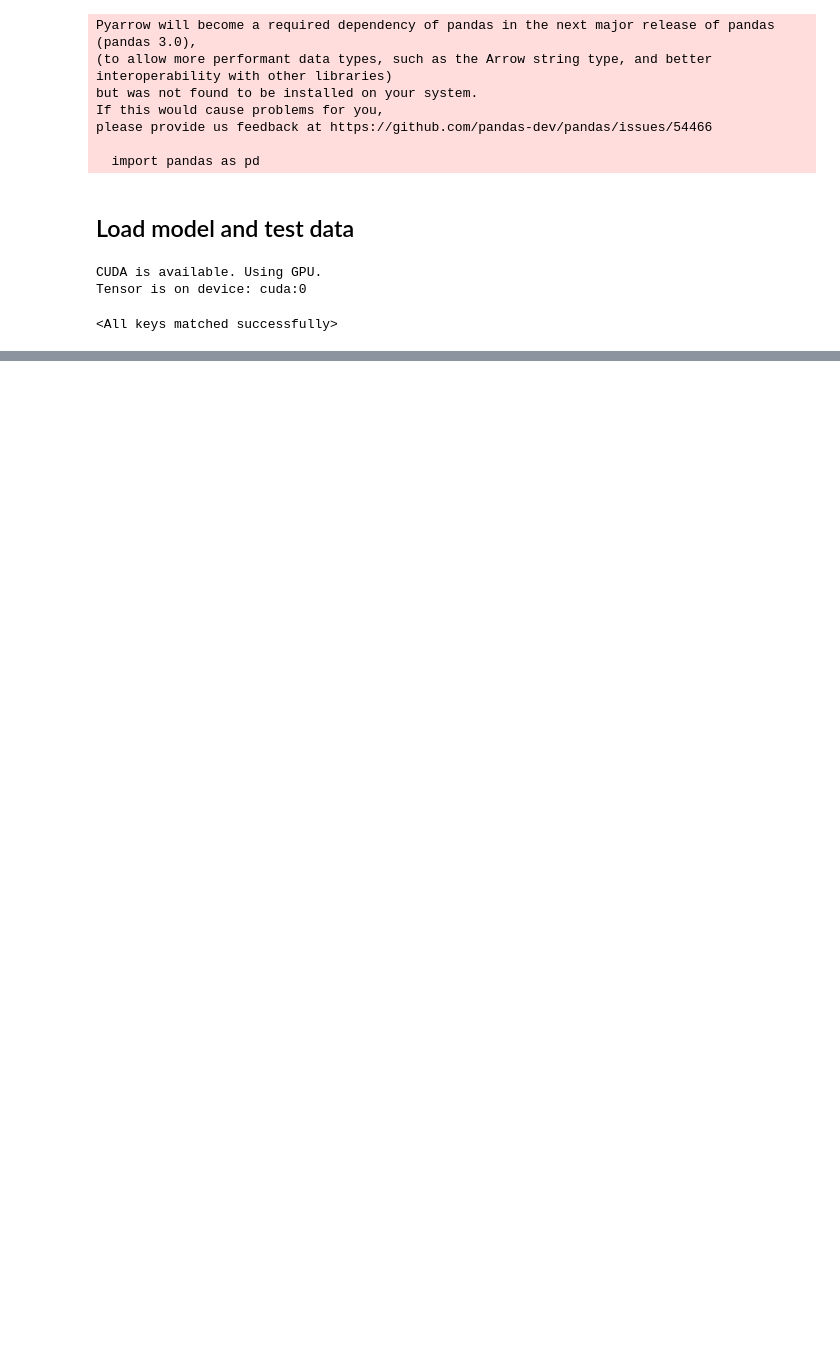
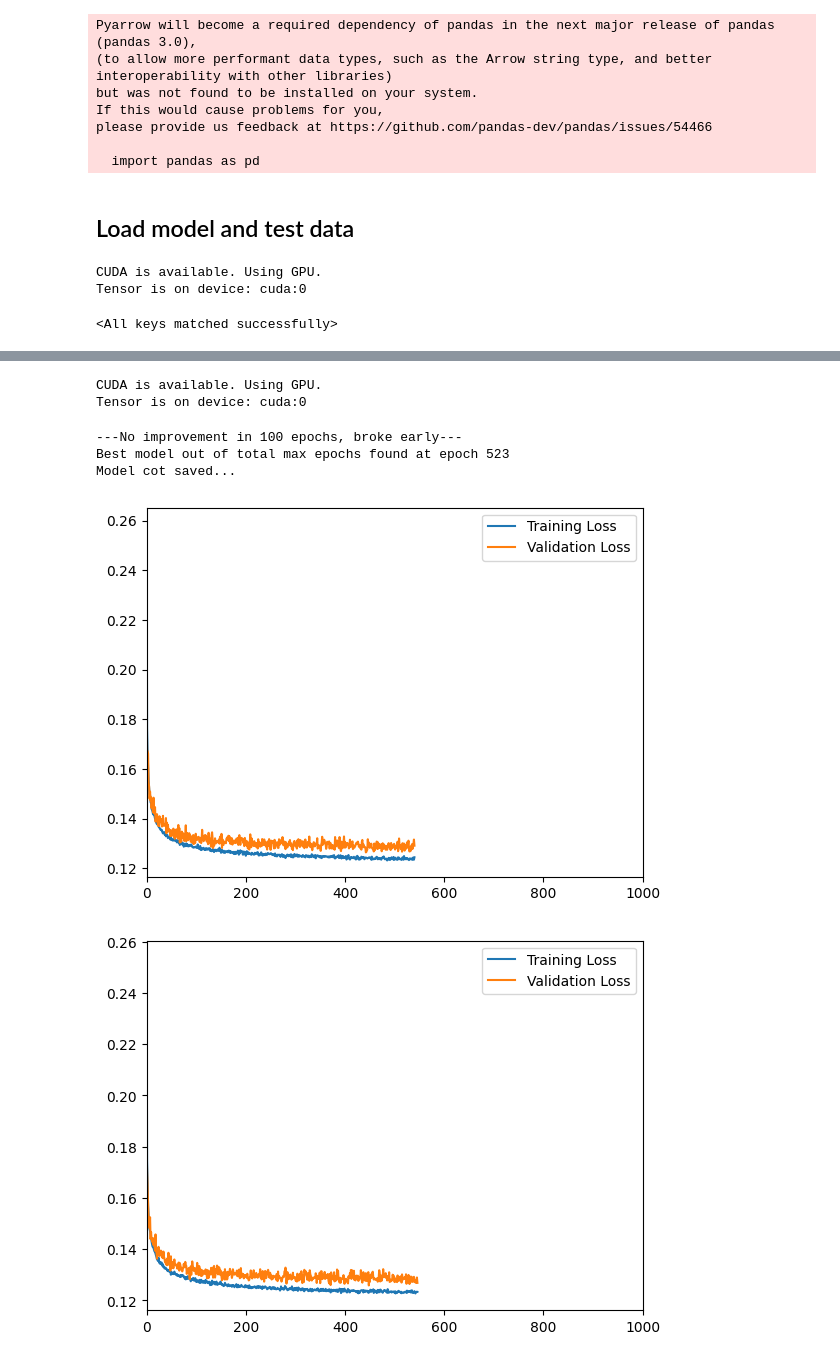
Before and after one commit to filipronn/SEEX30_Cloud_Fog, a Jupyter notebook: Cloud_rm/train_COT.ipynb, the cells around one changed output, grey strips where cells are left out. Saved outputs shown, nothing was run; the diff lists cells and outputs as text; code cells hidden in the pictures; blank space fills up the shorter version.

```diff
--- a/Cloud_rm/train_COT.ipynb
+++ b/Cloud_rm/train_COT.ipynb
@@ -115,7 +115,7 @@ REGRESSOR = 'thick'
 input_dim = np.sum([len(PROPERTY_COLUMN_MAPPING[inp]) for inp in INPUTS])
 output_dim = 1
 
-model_load_path='holy_cot_estimations/2024-03-11_12-44-40/model_it_2000000'
+model_load_path='smhi_models/2023-08-10_10-34-18/model_it_2000000'
 model = MLP5(input_dim, output_dim, apply_relu=True)
 model.load_state_dict(torch.load(model_load_path))
 # %% [output]
@@ -133,0 +255,16 @@ MLP5(
+# %%
+# Check if CUDA (GPU support) is available
+if torch.cuda.is_available():
+    # CUDA is available, so let's set default device to GPU
+    torch.set_default_device(0)
+    print("CUDA is available. Using GPU.")
+else:
+    # CUDA is not available, so let's use the CPU
+    print("CUDA is not available. Using CPU.")
+
+# Example usage:
+tensor = torch.randn(3, 3)  # Create a tensor on the selected device
+print("Tensor is on device:", tensor.device)
+# %% [output]
+CUDA is available. Using GPU.
+Tensor is on device: cuda:0
@@ -133,0 +293,61 @@ MLP5(
+# %%
+X=df[X_labels]
+y=df[y_labels]
+
+X_train, X_test, y_train, y_test=train_test_split(X,y,test_size=0.1)
+# %%
+import random
+
+val_size=0.1
+validation_indices=np.array(random.sample(range(len(X_train['Cloud_B02'])), int(len(data_all['Cloud_B02'])*val_size)))
+train_indices=[i for i in range(len(X_train['Cloud_B02'])) if np.any(validation_indices==i)==False]
+# %%
+quantiles=np.array([0.1,0.5,0.9])
+batch_size=500
+save=True
+ensamble=5
+
+nepochs=1000
+models=[QuantileNetwork(quantiles=quantiles) for i in range(ensamble)]
+
+n_nodes_all=100
+sequence_all=lambda: nn.Sequential(
+    nn.Linear(len(X_labels),n_nodes_all),
+    nn.ReLU(),
+    nn.Linear(n_nodes_all,n_nodes_all),
+    nn.ReLU(),
+    nn.Linear(n_nodes_all,n_nodes_all),
+    nn.ReLU(),
+    nn.Linear(n_nodes_all,n_nodes_all),
+    nn.ReLU(),
+    nn.Linear(n_nodes_all, len(quantiles)*len(y_labels)) #Output dimesion is number of quantiles times number of target variables
+)
+
+for i,model in enumerate(models):
+    main_filepath="pytorch_models/our_cot_est"
+    model.fit(X_train.to_numpy(),y_train.to_numpy(),
+            train_indices,
+            validation_indices,
+            batch_size=batch_size,
+            nepochs=nepochs,
+            sequence=sequence_all(),
+            lr=0.003,
+            data_norm=True,
+            verbose=False,
+            plot_training=True,
+            early_break=True)
+
+    if save:
+        filepath=main_filepath+'/model'+str(i)
+        os.makedirs(filepath,exist_ok=True)
+        torch.save(model,filepath+'/model_file')
+        print("Model cot saved...")
+if save:
+    X_test.to_csv(main_filepath+'/xtest.csv',index=True)
+    y_test.to_csv(main_filepath+'/ytest.csv',index=True)
+# %% [output]
+---No improvement in 100 epochs, broke early---
+Best model out of total max epochs found at epoch 523
+Model cot saved...
+[figure, added]
+[figure, added]
```
Also changed, not shown: parts of 26 cells of this notebook, 13 other files.
